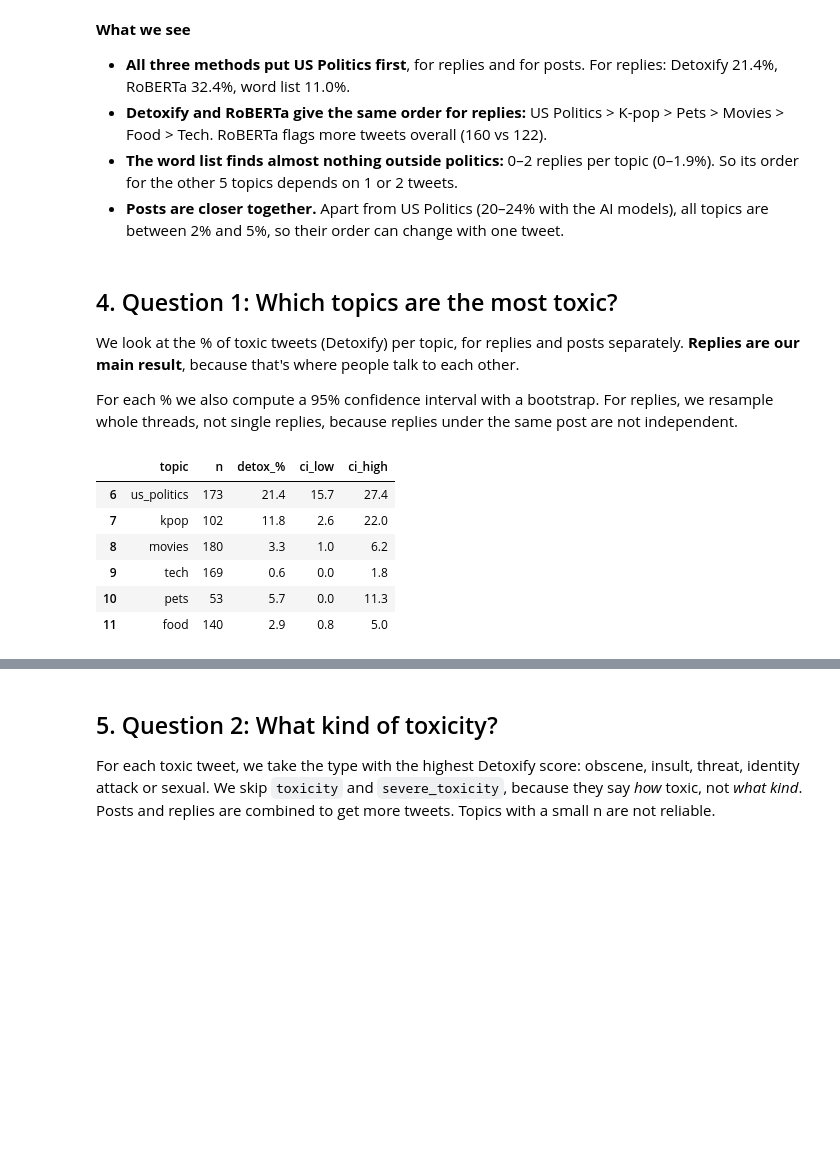
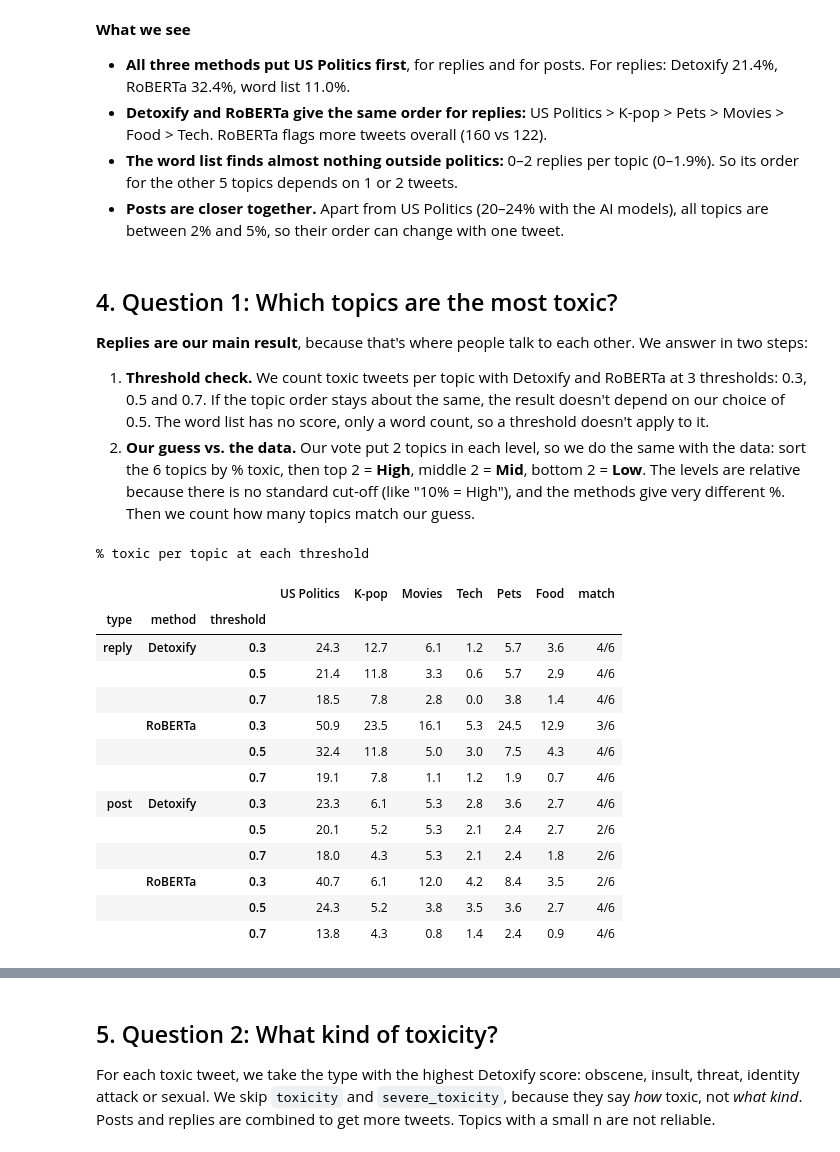
Before and after one commit to SuperSonicBoomEX/toxic-scrape, a Jupyter notebook: toxicity_analysis.ipynb, the cells around one changed output, grey strips where cells are left out. Saved outputs shown, nothing was run; the diff lists cells and outputs as text; code cells hidden in the pictures; blank space fills up the shorter version.

```diff
--- a/toxicity_analysis.ipynb
+++ b/toxicity_analysis.ipynb
@@ -286,5 +299,5 @@ Quick check that the models aren't upside down: a clear insult should score high
 # %%
-for name, needle in [("insult", "YOU ARE THE DUMBEST"), ("kind", "RIP SWEET ANGEL")]:
+for name, needle in [("toxic example", "YOU ARE THE DUMBEST"), ("friendly example", "RIP SWEET ANGEL")]:
     r = scored[scored["text_clean"].str.contains(needle, case=False, regex=False)].iloc[0]
-    print(f"{name:6}: Detoxify {r['detox_toxicity']:.2f}, RoBERTa {r['roberta_offensive']:.2f}, bad words {r['bw_count']}")
+    print(f"{name:16}: Detoxify {r['detox_toxicity']:.2f}, RoBERTa {r['roberta_offensive']:.2f}, bad words {r['bw_count']}")
 # %% [output]
@@ -360,41 +385,47 @@ plt.show()
 # %% [markdown]
 ## 4. Question 1: Which topics are the most toxic?
 
-We look at the % of toxic tweets (Detoxify) per topic, for replies and posts separately. **Replies are our main result**, because that's where people talk to each other.
+**Replies are our main result**, because that's where people talk to each other. We answer in two steps:
 
-For each % we also compute a 95% confidence interval with a bootstrap. For replies, we resample whole threads, not single replies, because replies under the same post are not independent.
+1. **Threshold check.** We count toxic tweets per topic with Detoxify and RoBERTa at 3 thresholds: 0.3, 0.5 and 0.7. If the topic order stays about the same, the result doesn't depend on our choice of 0.5. The word list has no score, only a word count, so a threshold doesn't apply to it.
+2. **Our guess vs. the data.** Our vote put 2 topics in each level, so we do the same with the data: sort the 6 topics by % toxic, then top 2 = **High**, middle 2 = **Mid**, bottom 2 = **Low**. The levels are relative because there is no standard cut-off (like "10% = High"), and the methods give very different %. Then we count how many topics match our guess.
 # %%
-def boot_ci(g, col, cluster=None, n_boot=2000):
-    if cluster is None:
-        x = g[col].to_numpy(float)
-        means = x[rng.integers(0, len(x), (n_boot, len(x)))].mean(1)
-    else:
-        parts = [v[col].to_numpy(float) for _, v in g.groupby(cluster)]
-        sums = np.array([p.sum() for p in parts])
-        cnts = np.array([len(p) for p in parts])
-        idx = rng.integers(0, len(parts), (n_boot, len(parts)))
-        means = sums[idx].sum(1) / cnts[idx].sum(1)
-    lo, hi = np.percentile(means, [2.5, 97.5])
-    return 100 * lo, 100 * hi
+def to_levels(pct):
+    """Top 2 topics = High, middle 2 = Mid, bottom 2 = Low (the same way we voted)."""
+    order = pct.sort_values(ascending=False, kind="stable").index   # most toxic first
+    return pd.Series(["High"] * 2 + ["Mid"] * 2 + ["Low"] * 2, index=order)
 
 
+def n_match(levels):
+    return sum(levels[t] == GUESS[t] for t in TOPIC_ORDER)
+
+
+SCORES = {"Detoxify": "detox_toxicity", "RoBERTa": "roberta_offensive"}
 rows = []
-for (topic, kind), g in scored.groupby(["topic", "type"]):
-    lo, hi = boot_ci(g, "detox_toxic", cluster="parent_id" if kind == "reply" else None)
-    rows.append({"topic": topic, "type": kind, "n": len(g),
-                 "detox_%": 100 * g["detox_toxic"].mean(), "ci_low": lo, "ci_high": hi,
-                 "roberta_%": 100 * g["roberta_toxic"].mean(),
-                 "badword_%": 100 * g["bw_toxic"].mean()})
-obj1 = pd.DataFrame(rows)
-obj1["topic"] = pd.Categorical(obj1["topic"], TOPIC_ORDER, ordered=True)
-obj1 = obj1.sort_values(["type", "topic"]).reset_index(drop=True)
-obj1[obj1["type"] == "reply"][["topic", "n", "detox_%", "ci_low", "ci_high"]].round(1)
+for kind in ["reply", "post"]:
+    g = scored[scored["type"] == kind]
+    for name, col in SCORES.items():
+        for t in [0.3, 0.5, 0.7]:
+            pct = ((g[col] >= t).groupby(g["topic"]).mean() * 100).reindex(TOPIC_ORDER)
+            rows.append({"type": kind, "method": name, "threshold": t,
+                         **{TOPIC_NAME[x]: round(pct[x], 1) for x in TOPIC_ORDER},
+                         "match": f"{n_match(to_levels(pct))}/6"})
+print("% toxic per topic at each threshold")
+pd.DataFrame(rows).set_index(["type", "method", "threshold"])
 # %% [output]
+% toxic per topic at each threshold
-|  | topic | n | detox_% | ci_low | ci_high |
-| 6 | us_politics | 173 | 21.4 | 15.7 | 27.4 |
-| 7 | kpop | 102 | 11.8 | 2.6 | 22.0 |
-| 8 | movies | 180 | 3.3 | 1.0 | 6.2 |
-| 9 | tech | 169 | 0.6 | 0.0 | 1.8 |
-| 10 | pets | 53 | 5.7 | 0.0 | 11.3 |
-| 11 | food | 140 | 2.9 | 0.8 | 5.0 |
+|  |  |  | US Politics | K-pop | Movies | Tech | Pets | Food | match |
+| type | method | threshold |  |  |  |  |  |  |  |
+| reply | Detoxify | 0.3 | 24.3 | 12.7 | 6.1 | 1.2 | 5.7 | 3.6 | 4/6 |
+|  |  | 0.5 | 21.4 | 11.8 | 3.3 | 0.6 | 5.7 | 2.9 | 4/6 |
+|  |  | 0.7 | 18.5 | 7.8 | 2.8 | 0.0 | 3.8 | 1.4 | 4/6 |
+|  | RoBERTa | 0.3 | 50.9 | 23.5 | 16.1 | 5.3 | 24.5 | 12.9 | 3/6 |
+|  |  | 0.5 | 32.4 | 11.8 | 5.0 | 3.0 | 7.5 | 4.3 | 4/6 |
+|  |  | 0.7 | 19.1 | 7.8 | 1.1 | 1.2 | 1.9 | 0.7 | 4/6 |
+| post | Detoxify | 0.3 | 23.3 | 6.1 | 5.3 | 2.8 | 3.6 | 2.7 | 4/6 |
+|  |  | 0.5 | 20.1 | 5.2 | 5.3 | 2.1 | 2.4 | 2.7 | 2/6 |
+|  |  | 0.7 | 18.0 | 4.3 | 5.3 | 2.1 | 2.4 | 1.8 | 2/6 |
+|  | RoBERTa | 0.3 | 40.7 | 6.1 | 12.0 | 4.2 | 8.4 | 3.5 | 2/6 |
+|  |  | 0.5 | 24.3 | 5.2 | 3.8 | 3.5 | 3.6 | 2.7 | 4/6 |
+|  |  | 0.7 | 13.8 | 4.3 | 0.8 | 1.4 | 2.4 | 0.9 | 4/6 |
 # %%
```
Also changed, not shown: parts of 31 cells of this notebook, 1 other file.
